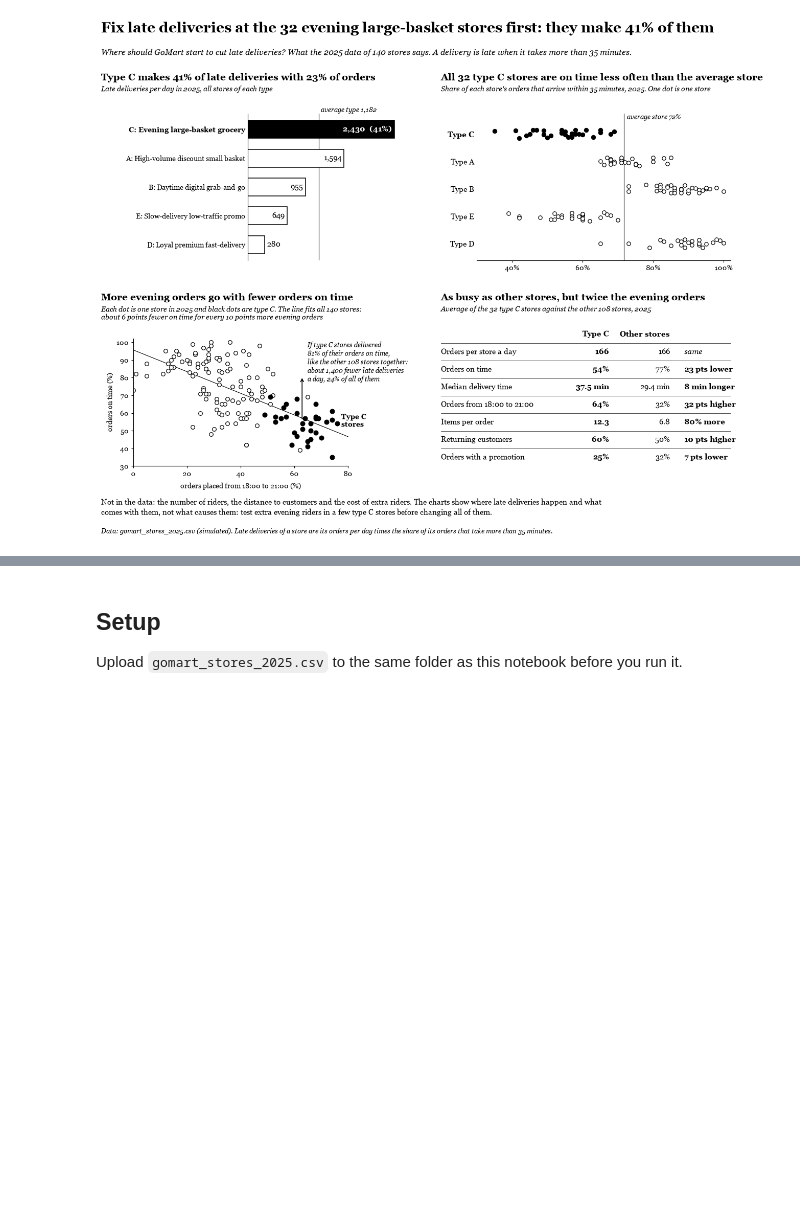
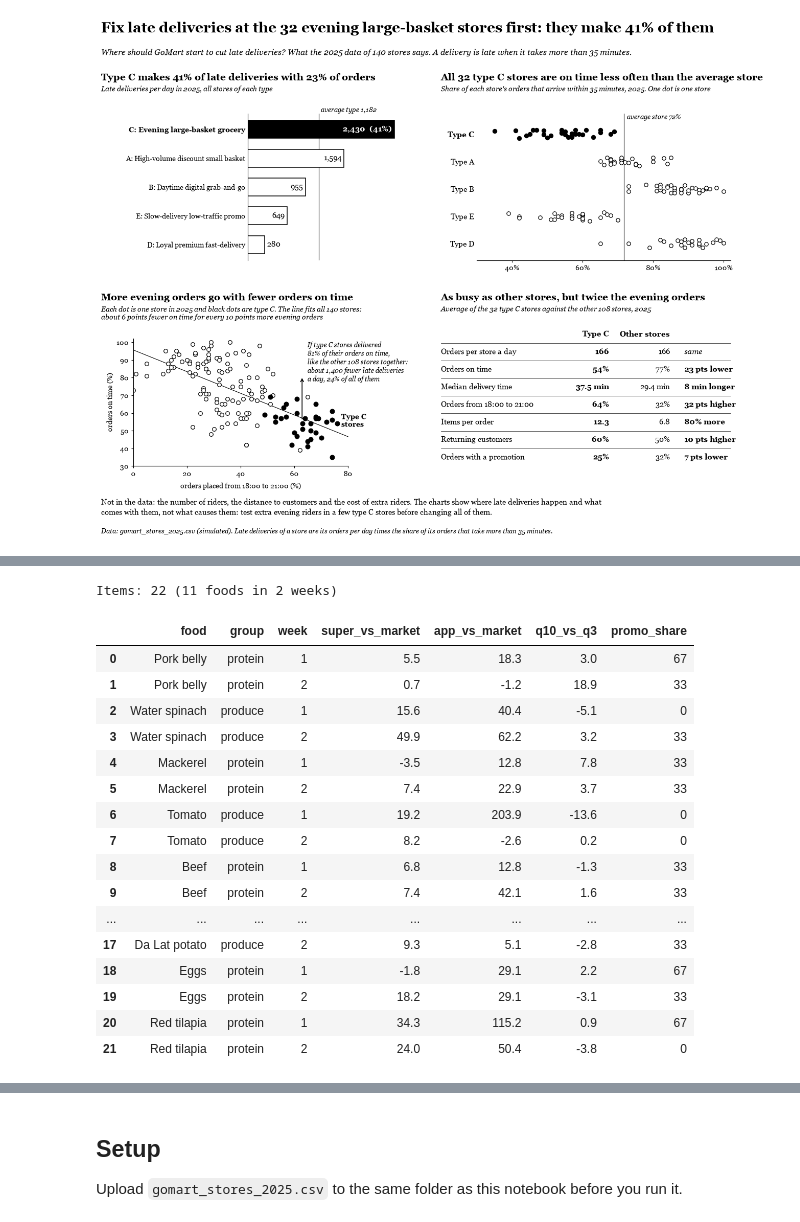
Before and after one commit to hwinhwork-dot/DataViz_Day04_Group, a Jupyter notebook: homework/gh4_gomart_stores/GH4_Team10.ipynb, the cells around one changed output, grey strips where cells are left out. Cells and saved outputs as stored; diff of their text form; code cells hidden in the pictures; blank space fills up the shorter version.

```diff
--- a/homework/gh4_gomart_stores/GH4_Team10.ipynb
+++ b/homework/gh4_gomart_stores/GH4_Team10.ipynb
@@ -269,0 +267,76 @@ plt.show()
+# %%
+# Task 0: a real sample from the price survey of our project P10, weeks 1 and 2 (12 to 25 October 2026).
+# The lecturer does not have our price sheet, so the sample is written into this cell. Each row is one food in one week.
+# The prices are in VND per kg (VND per egg for eggs), already divided by the quantity that the collector wrote down.
+# The app was Grab Mart in week 1 and Shopee Mart in week 2. Two app prices are empty (see the text above).
+from io import StringIO
+import numpy as np
+import pandas as pd
+import matplotlib.pyplot as plt
+from sklearn.preprocessing import StandardScaler
+from sklearn.decomposition import PCA
+
+P10_SAMPLE = """
+code,food,group,week,app,unit,market_q10,market_q3,super_q10,super_q3,app_q10,app_q3,promo_share
+SP01,Pork belly,protein,1,Grab Mart,kg,170000,160000,179000,169000,192000,198000,67
+SP01,Pork belly,protein,2,Shopee Mart,kg,148000,150000,150000,150000,180000,114000,33
+SP02,Water spinach,produce,1,Grab Mart,kg,25000,27000,30000,30000,35000,38000,0
+SP02,Water spinach,produce,2,Shopee Mart,kg,23000,21000,32900,32900,35600,35600,33
+SP03,Mackerel,protein,1,Grab Mart,kg,260000,300000,285000,250000,344000,280000,33
+SP03,Mackerel,protein,2,Shopee Mart,kg,280000,270000,306000,285000,338000,338000,33
+SP04,Tomato,produce,1,Grab Mart,kg,22000,25000,27900,27900,59800,84000,0
+SP04,Tomato,produce,2,Shopee Mart,kg,36000,38000,40000,40000,37000,35000,0
+SP05,Beef,protein,1,Grab Mart,kg,250000,260000,272295,272295,287500,287500,33
+SP05,Beef,protein,2,Shopee Mart,kg,270000,270000,290000,290000,392500,375000,33
+SP06,Free-range chicken,protein,1,Grab Mart,kg,120000,160000,110000,118000,135000,200000,17
+SP06,Free-range chicken,protein,2,Shopee Mart,kg,120000,132000,118000,119000,162000,165000,0
+SP07,Watermelon,produce,1,Grab Mart,kg,15000,14000,26000,25000,,25000,20
+SP07,Watermelon,produce,2,Shopee Mart,kg,15000,12000,19000,17000,23000,30000,0
+SP08,Onion,produce,1,Grab Mart,kg,32000,30000,42200,42200,65600,59400,0
+SP08,Onion,produce,2,Shopee Mart,kg,20000,18000,41200,38000,36000,36000,0
+SP09,Da Lat potato,produce,1,Grab Mart,kg,30000,31000,35900,35900,,25600,20
+SP09,Da Lat potato,produce,2,Shopee Mart,kg,39000,41000,42900,44500,42000,42000,33
+SP11,Eggs,protein,1,Grab Mart,egg,2000,2300,2100,2100,2990,2500,67
+SP11,Eggs,protein,2,Shopee Mart,egg,2700,2800,3200,3300,3500,3600,33
+SP12,Red tilapia,protein,1,Grab Mart,kg,55000,60000,79000,74998,126667,119998,67
+SP12,Red tilapia,protein,2,Shopee Mart,kg,76000,84000,98000,100000,120000,120000,0
+"""
+p10_raw = pd.read_csv(StringIO(P10_SAMPLE))
+
+
+def gap(a, b):
+    """How much more column a costs than column b, in %."""
+    return (p10_raw[a] / p10_raw[b] - 1) * 100
+
+
+# Four features, all in %, so they are comparable: two channel gaps, one district gap and the promotion share.
+# Each gap is the average over the districts (or channels) that have both prices.
+p10 = p10_raw[["food", "group", "week"]].copy()
+p10["super_vs_market"] = pd.concat([gap("super_q10", "market_q10"), gap("super_q3", "market_q3")], axis=1).mean(axis=1)
+p10["app_vs_market"] = pd.concat([gap("app_q10", "market_q10"), gap("app_q3", "market_q3")], axis=1).mean(axis=1)
+p10["q10_vs_q3"] = pd.concat([gap("market_q10", "market_q3"), gap("super_q10", "super_q3"),
+                              gap("app_q10", "app_q3")], axis=1).mean(axis=1)
+p10["promo_share"] = p10_raw["promo_share"]
+P10_FEATURES = ["super_vs_market", "app_vs_market", "q10_vs_q3", "promo_share"]
+
+print(f"Items: {len(p10)} ({p10['food'].nunique()} foods in {p10['week'].nunique()} weeks)")
+display(p10.round(1))
+# %% [output]
+Items: 22 (11 foods in 2 weeks)
+|  | food | group | week | super_vs_market | app_vs_market | q10_vs_q3 | promo_share |
+| 0 | Pork belly | protein | 1 | 5.5 | 18.3 | 3.0 | 67 |
+| 1 | Pork belly | protein | 2 | 0.7 | -1.2 | 18.9 | 33 |
+| 2 | Water spinach | produce | 1 | 15.6 | 40.4 | -5.1 | 0 |
+| 3 | Water spinach | produce | 2 | 49.9 | 62.2 | 3.2 | 33 |
+| 4 | Mackerel | protein | 1 | -3.5 | 12.8 | 7.8 | 33 |
+| 5 | Mackerel | protein | 2 | 7.4 | 22.9 | 3.7 | 33 |
+| 6 | Tomato | produce | 1 | 19.2 | 203.9 | -13.6 | 0 |
+| 7 | Tomato | produce | 2 | 8.2 | -2.6 | 0.2 | 0 |
+| 8 | Beef | protein | 1 | 6.8 | 12.8 | -1.3 | 33 |
+| 9 | Beef | protein | 2 | 7.4 | 42.1 | 1.6 | 33 |
+| ... | ... | ... | ... | ... | ... | ... | ... |
+| 17 | Da Lat potato | produce | 2 | 9.3 | 5.1 | -2.8 | 33 |
+| 18 | Eggs | protein | 1 | -1.8 | 29.1 | 2.2 | 67 |
+| 19 | Eggs | protein | 2 | 18.2 | 29.1 | -3.1 | 33 |
+| 20 | Red tilapia | protein | 1 | 34.3 | 115.2 | 0.9 | 67 |
+| 21 | Red tilapia | protein | 2 | 24.0 | 50.4 | -3.8 | 0 |
```
Also changed, not shown: parts of 8 cells of this notebook, 1 other file.
